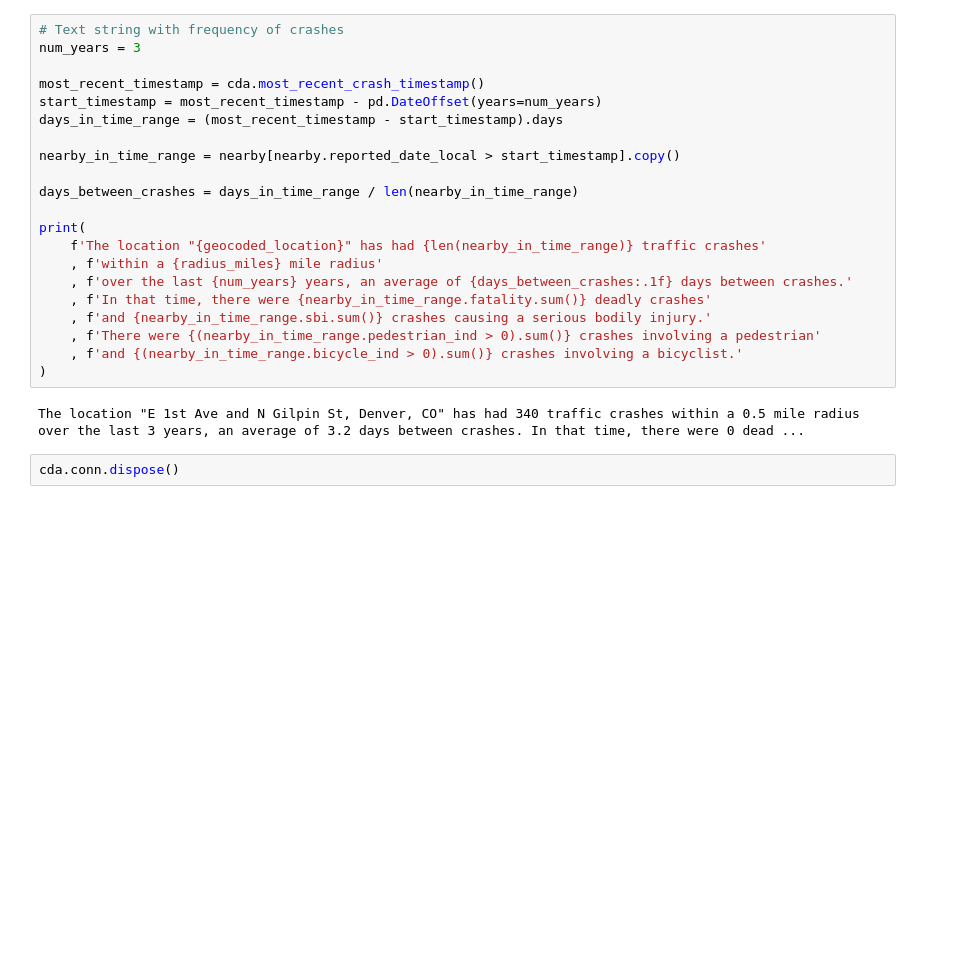
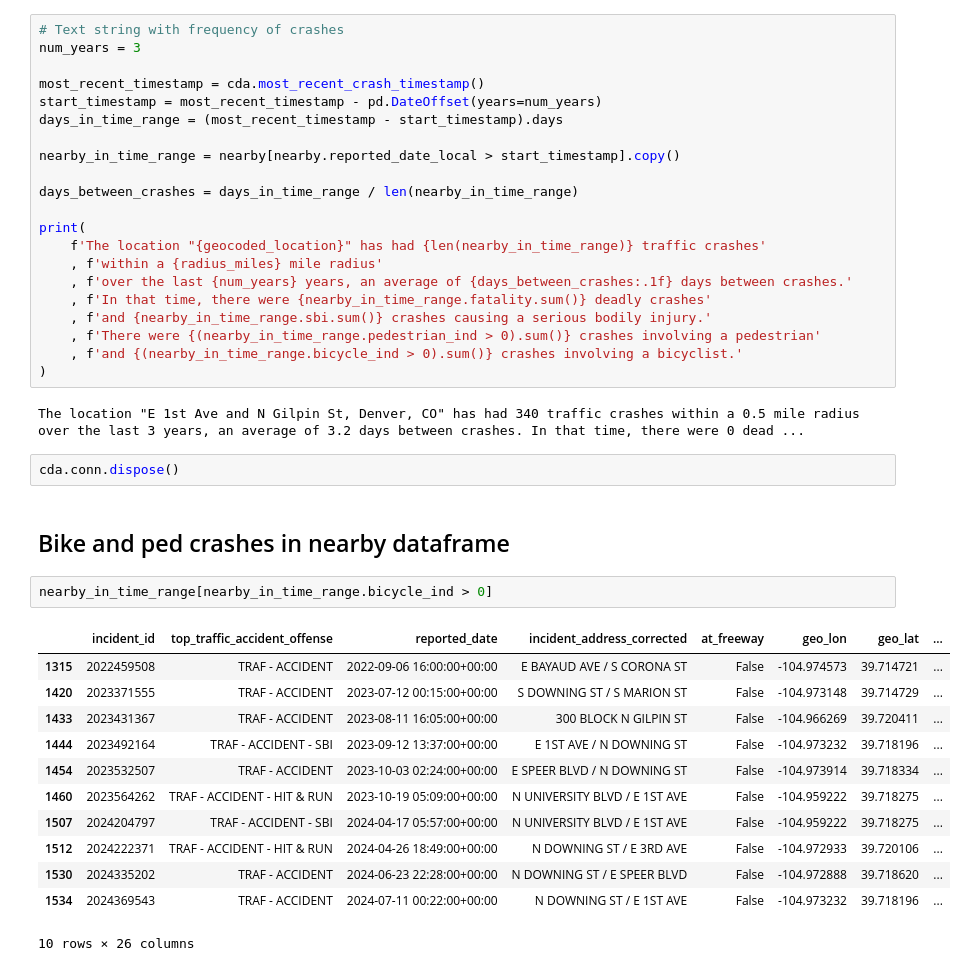
Before and after one commit to devinbrady/denver-street-data, a Jupyter notebook: notebooks/Crashes_Near_Point.ipynb, the cells around one changed output. Cells and saved outputs as stored; diff of their text form; blank space fills up the shorter version.

```diff
--- a/notebooks/Crashes_Near_Point.ipynb
+++ b/notebooks/Crashes_Near_Point.ipynb
@@ -159,3 +159,20 @@ print(
 The location "E 1st Ave and N Gilpin St, Denver, CO" has had 340 traffic crashes within a 0.5 mile radius over the last 3 years, an average of 3.2 days between crashes. In that time, there were 0 dead ...
 # %%
 cda.conn.dispose()
+# %% [markdown]
+## Bike and ped crashes in nearby dataframe
+# %%
+nearby_in_time_range[nearby_in_time_range.bicycle_ind > 0]
+# %% [output]
+|  | incident_id | top_traffic_accident_offense | reported_date | incident_address_corrected | at_freeway | geo_lon | geo_lat | ... |
+| 1315 | 2022459508 | TRAF - ACCIDENT | 2022-09-06 16:00:00+00:00 | E BAYAUD AVE / S CORONA ST | False | -104.974573 | 39.714721 | ... |
+| 1420 | 2023371555 | TRAF - ACCIDENT | 2023-07-12 00:15:00+00:00 | S DOWNING ST / S MARION ST | False | -104.973148 | 39.714729 | ... |
+| 1433 | 2023431367 | TRAF - ACCIDENT | 2023-08-11 16:05:00+00:00 | 300 BLOCK N GILPIN ST | False | -104.966269 | 39.720411 | ... |
+| 1444 | 2023492164 | TRAF - ACCIDENT - SBI | 2023-09-12 13:37:00+00:00 | E 1ST AVE / N DOWNING ST | False | -104.973232 | 39.718196 | ... |
+| 1454 | 2023532507 | TRAF - ACCIDENT | 2023-10-03 02:24:00+00:00 | E SPEER BLVD / N DOWNING ST | False | -104.973914 | 39.718334 | ... |
+| 1460 | 2023564262 | TRAF - ACCIDENT - HIT & RUN | 2023-10-19 05:09:00+00:00 | N UNIVERSITY BLVD / E 1ST AVE | False | -104.959222 | 39.718275 | ... |
+| 1507 | 2024204797 | TRAF - ACCIDENT - SBI | 2024-04-17 05:57:00+00:00 | N UNIVERSITY BLVD / E 1ST AVE | False | -104.959222 | 39.718275 | ... |
+| 1512 | 2024222371 | TRAF - ACCIDENT - HIT & RUN | 2024-04-26 18:49:00+00:00 | N DOWNING ST / E 3RD AVE | False | -104.972933 | 39.720106 | ... |
+| 1530 | 2024335202 | TRAF - ACCIDENT | 2024-06-23 22:28:00+00:00 | N DOWNING ST / E SPEER BLVD | False | -104.972888 | 39.718620 | ... |
+| 1534 | 2024369543 | TRAF - ACCIDENT | 2024-07-11 00:22:00+00:00 | N DOWNING ST / E 1ST AVE | False | -104.973232 | 39.718196 | ... |
+10 rows × 26 columns
```
Also changed, not shown: parts of 3 cells of this notebook, 13 other files.
